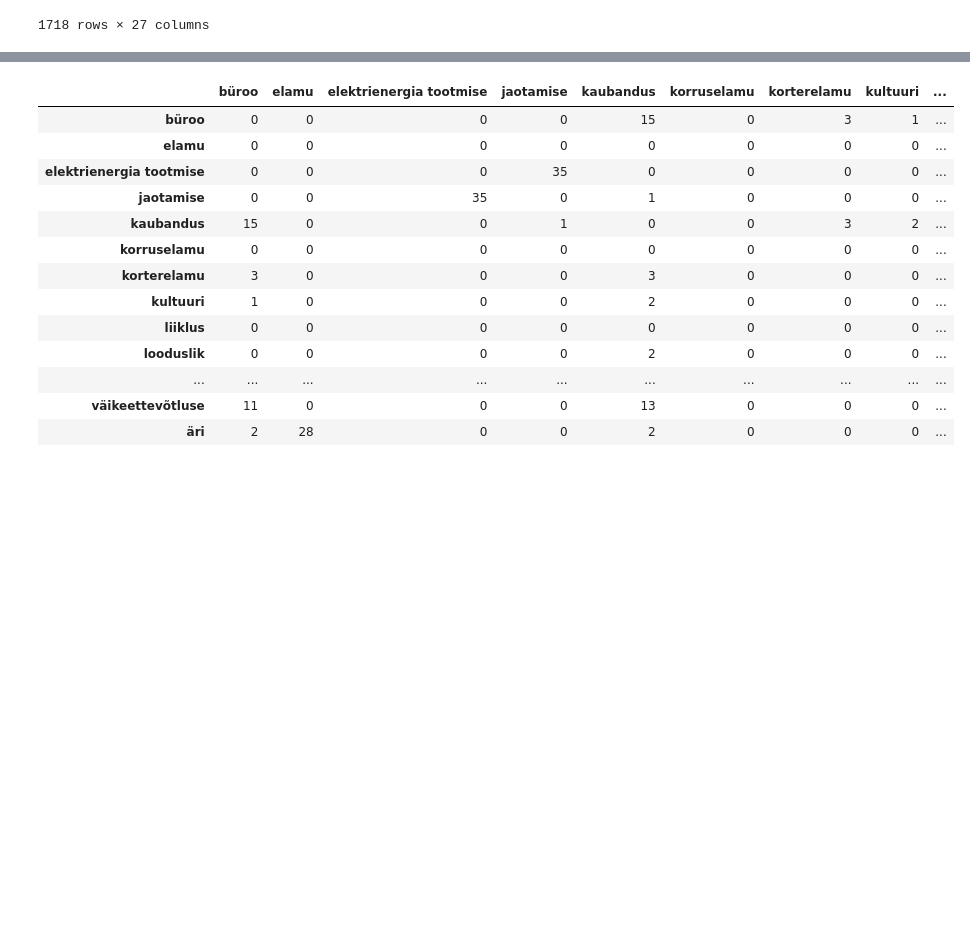
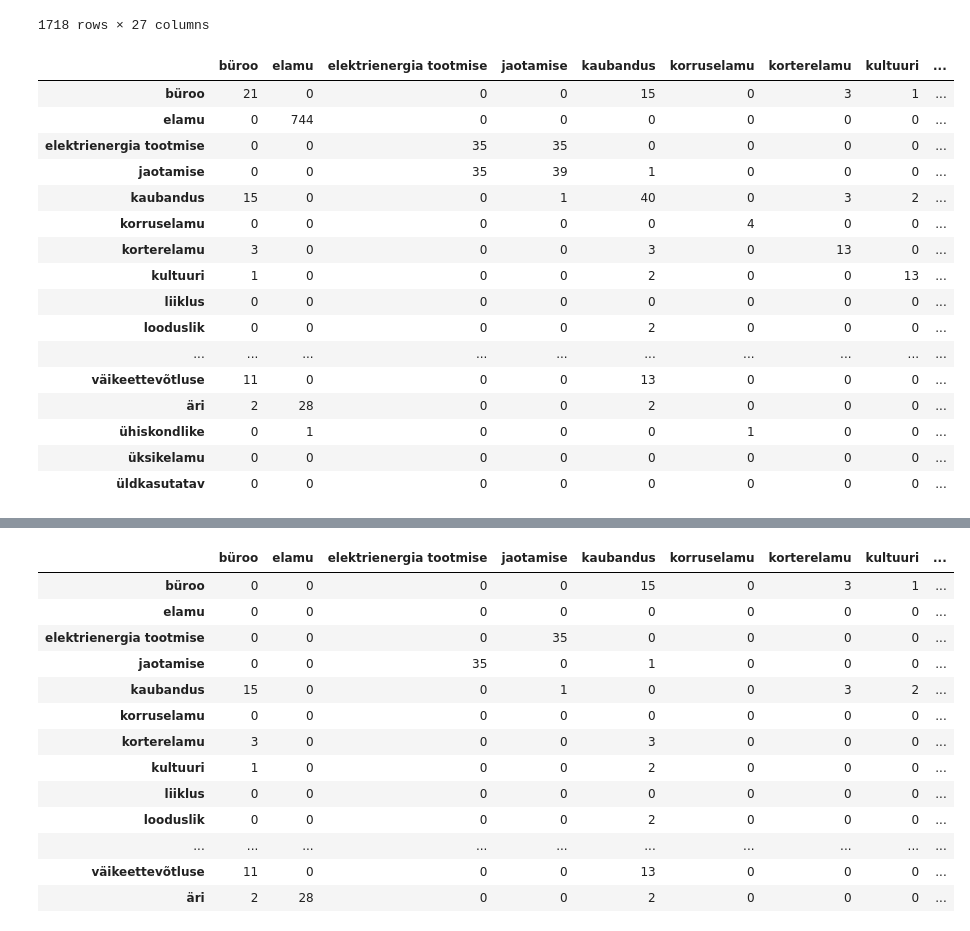
Before and after one commit to taavip/MAPlaneeringud, a Jupyter notebook: plan_analyys.ipynb, the cells around one changed output, grey strips where cells are left out. Drawn from its saved outputs; the diff is of its cells as text; code cells hidden in the pictures; blank space fills up the shorter version.

```diff
--- a/plan_analyys.ipynb
+++ b/plan_analyys.ipynb
@@ -615,6 +615,28 @@ z
 |  | 12 | tee- ja tänava maa | LP | 1 | 0 | 0 | 0 | 0 | ... |
 | 103573 | 1 | Maatulundusmaa | M | 1 | 0 | 0 | 0 | 0 | ... |
 1718 rows × 27 columns
+# %%
+df_asint = z.astype(int)
+z3 = df_asint.T.dot(df_asint)
+z3
+# %% [output]
+|  | büroo | elamu | elektrienergia tootmise | jaotamise | kaubandus | korruselamu | korterelamu | kultuuri | ... |
+| büroo | 21 | 0 | 0 | 0 | 15 | 0 | 3 | 1 | ... |
+| elamu | 0 | 744 | 0 | 0 | 0 | 0 | 0 | 0 | ... |
+| elektrienergia tootmise | 0 | 0 | 35 | 35 | 0 | 0 | 0 | 0 | ... |
+| jaotamise | 0 | 0 | 35 | 39 | 1 | 0 | 0 | 0 | ... |
+| kaubandus | 15 | 0 | 0 | 1 | 40 | 0 | 3 | 2 | ... |
+| korruselamu | 0 | 0 | 0 | 0 | 0 | 4 | 0 | 0 | ... |
+| korterelamu | 3 | 0 | 0 | 0 | 3 | 0 | 13 | 0 | ... |
+| kultuuri | 1 | 0 | 0 | 0 | 2 | 0 | 0 | 13 | ... |
+| liiklus | 0 | 0 | 0 | 0 | 0 | 0 | 0 | 0 | ... |
+| looduslik | 0 | 0 | 0 | 0 | 2 | 0 | 0 | 0 | ... |
+| ... | ... | ... | ... | ... | ... | ... | ... | ... | ... |
+| väikeettevõtluse | 11 | 0 | 0 | 0 | 13 | 0 | 0 | 0 | ... |
+| äri | 2 | 28 | 0 | 0 | 2 | 0 | 0 | 0 | ... |
+| ühiskondlike | 0 | 1 | 0 | 0 | 0 | 1 | 0 | 0 | ... |
+| üksikelamu | 0 | 0 | 0 | 0 | 0 | 0 | 0 | 0 | ... |
+| üldkasutatav | 0 | 0 | 0 | 0 | 0 | 0 | 0 | 0 | ... |
 # %%
 u = np.diag(np.ones(z.shape[1], dtype=bool))
 
```
Also changed, not shown: parts of 3 cells of this notebook.
